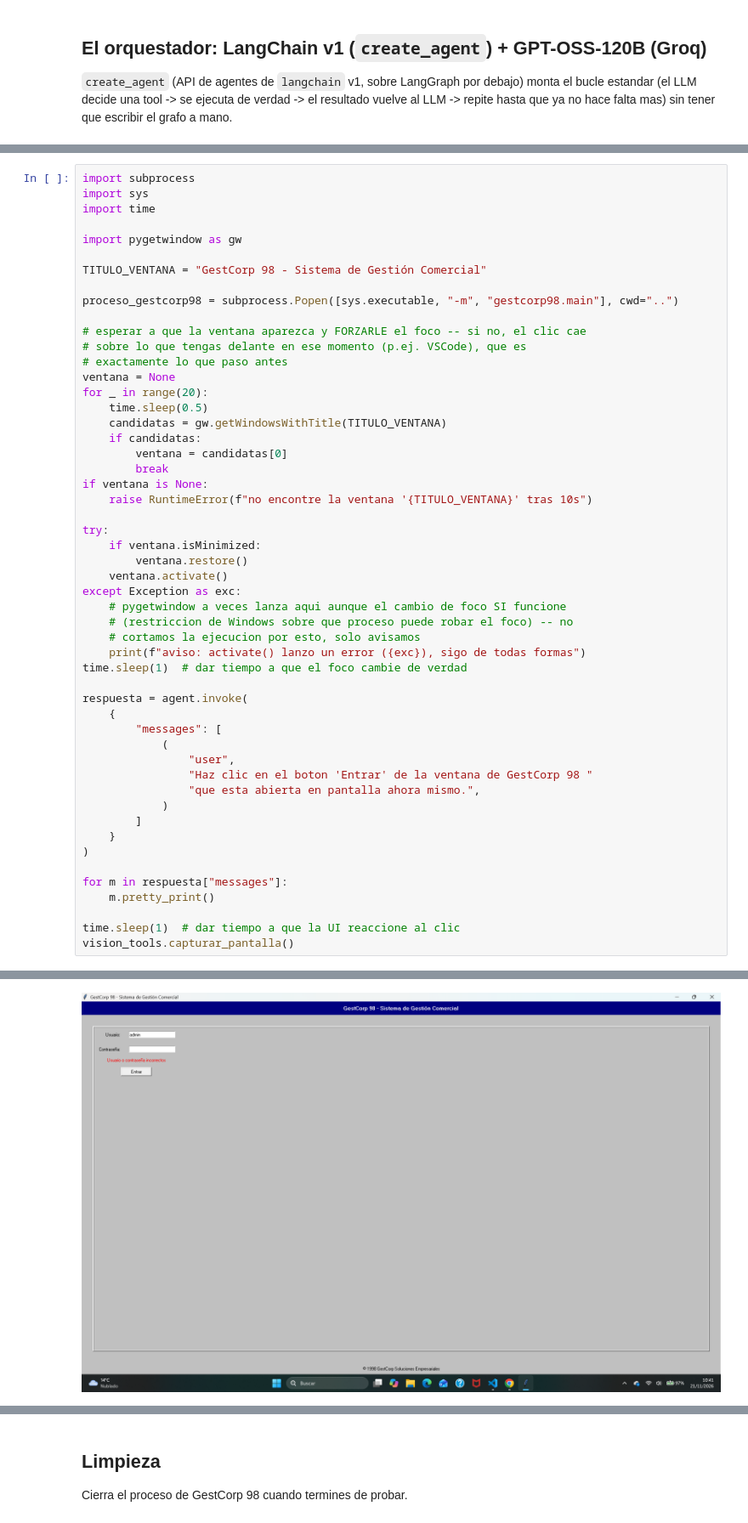
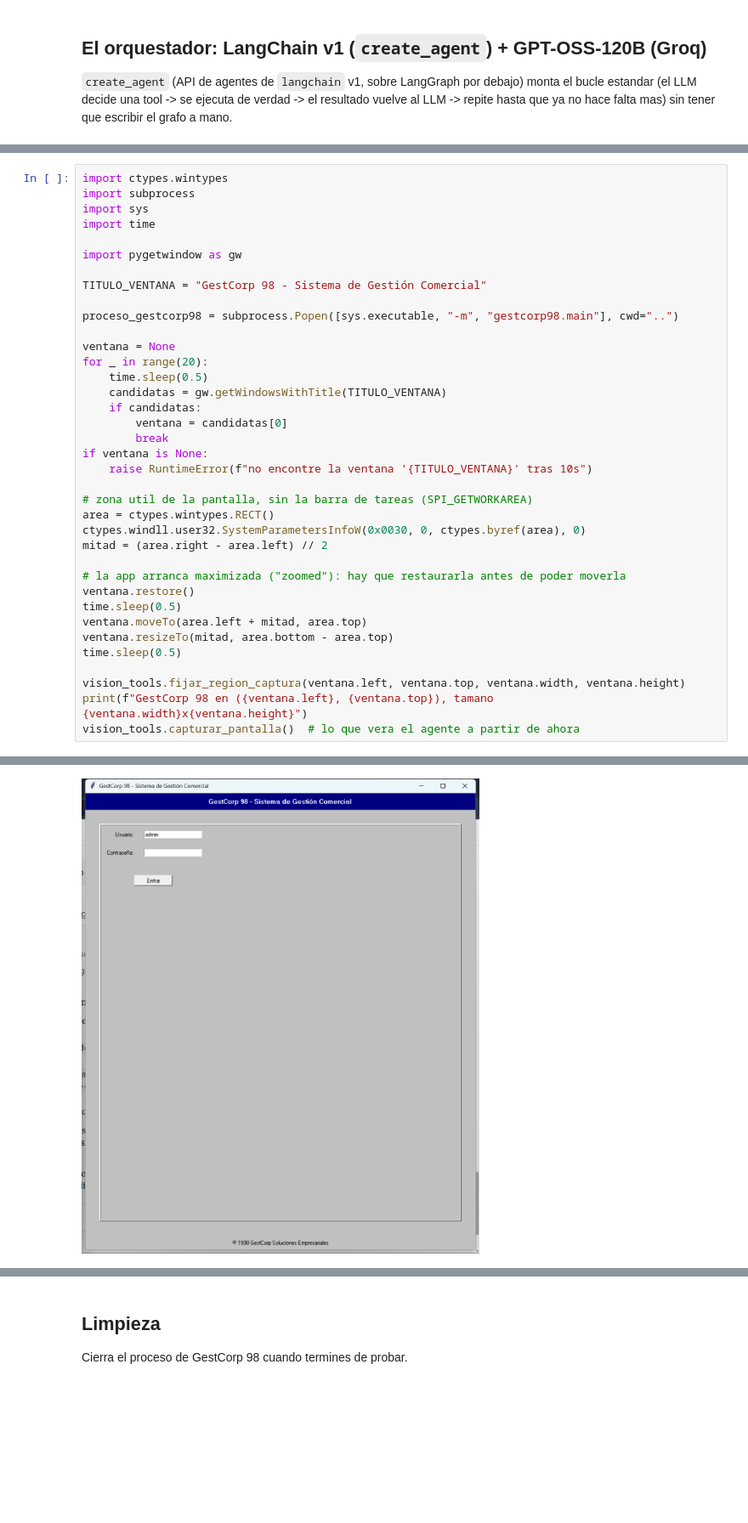
Before and after one commit to DavidPPLAZA/AUTOMATIZACI-N-CON-RPA-AGENTE-MULTIMODAL-DE-VISI-N, a Jupyter notebook: experiments/agentic_pipeline.ipynb, the cells around one changed output, grey strips where cells are left out. Shown at 85% size. Saved outputs shown, nothing was run; the diff lists cells and outputs as text; blank space fills up the shorter version.

Commit message:
flujo end to end con verificacion paso a paso·

```diff
--- a/experiments/agentic_pipeline.ipynb
+++ b/experiments/agentic_pipeline.ipynb
@@ -100,4 +186,5 @@ Importante: lanzar la app y correr el agente **en celdas separadas** es justo lo
 # %%
+import ctypes.wintypes
 import subprocess
 import sys
 import time
@@ -108,9 +195,6 @@ TITULO_VENTANA = "GestCorp 98 - Sistema de Gestión Comercial"
 
 proceso_gestcorp98 = subprocess.Popen([sys.executable, "-m", "gestcorp98.main"], cwd="..")
 
-# esperar a que la ventana aparezca y FORZARLE el foco -- si no, el clic cae
-# sobre lo que tengas delante en ese momento (p.ej. VSCode), que es
-# exactamente lo que paso antes
 ventana = None
 for _ in range(20):
     time.sleep(0.5)
@@ -121,32 +205,19 @@ for _ in range(20):
 if ventana is None:
     raise RuntimeError(f"no encontre la ventana '{TITULO_VENTANA}' tras 10s")
 
-try:
-    if ventana.isMinimized:
-        ventana.restore()
-    ventana.activate()
-except Exception as exc:
-    # pygetwindow a veces lanza aqui aunque el cambio de foco SI funcione
-    # (restriccion de Windows sobre que proceso puede robar el foco) -- no
-    # cortamos la ejecucion por esto, solo avisamos
-    print(f"aviso: activate() lanzo un error ({exc}), sigo de todas formas")
-time.sleep(1)  # dar tiempo a que el foco cambie de verdad
+# zona util de la pantalla, sin la barra de tareas (SPI_GETWORKAREA)
+area = ctypes.wintypes.RECT()
+ctypes.windll.user32.SystemParametersInfoW(0x0030, 0, ctypes.byref(area), 0)
+mitad = (area.right - area.left) // 2
 
-respuesta = agent.invoke(
-    {
-        "messages": [
-            (
-                "user",
-                "Haz clic en el boton 'Entrar' de la ventana de GestCorp 98 "
-                "que esta abierta en pantalla ahora mismo.",
-            )
-        ]
-    }
-)
+# la app arranca maximizada ("zoomed"): hay que restaurarla antes de poder moverla
+ventana.restore()
+time.sleep(0.5)
+ventana.moveTo(area.left + mitad, area.top)
+ventana.resizeTo(mitad, area.bottom - area.top)
+time.sleep(0.5)
 
-for m in respuesta["messages"]:
-    m.pretty_print()
-
-time.sleep(1)  # dar tiempo a que la UI reaccione al clic
-vision_tools.capturar_pantalla()
+vision_tools.fijar_region_captura(ventana.left, ventana.top, ventana.width, ventana.height)
+print(f"GestCorp 98 en ({ventana.left}, {ventana.top}), tamano {ventana.width}x{ventana.height}")
+vision_tools.capturar_pantalla()  # lo que vera el agente a partir de ahora
 # %% [output]
@@ -171 +225 @@ clic hecho en (223, 314)
-[figure, old version]
+[figure, new version]
```
Also changed, not shown: parts of 11 cells of this notebook, 2 other files.
